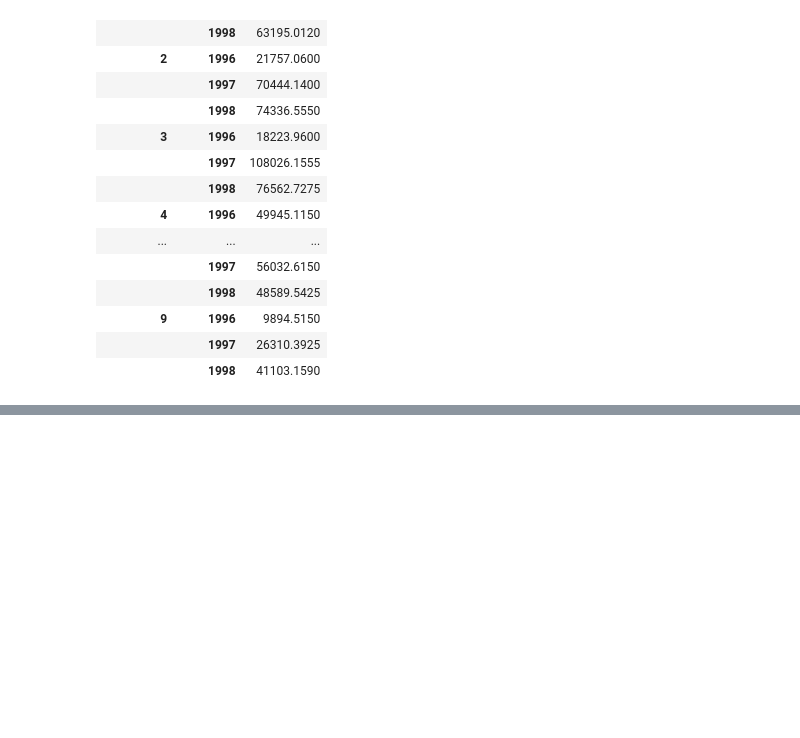
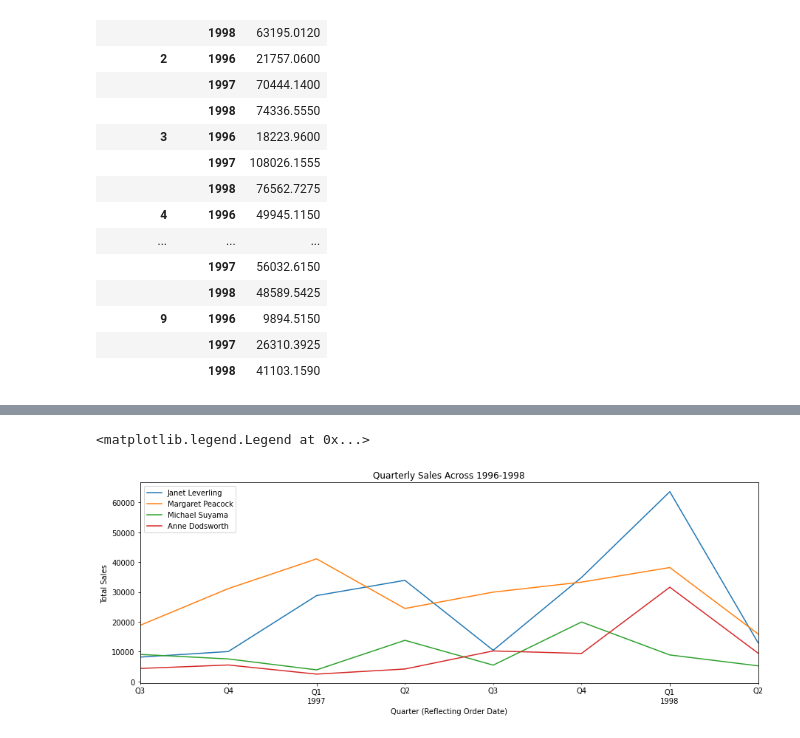
Before and after one commit to xaviergenelin/Big-Data-Project, a Jupyter notebook: Group_13_Part_2.ipynb, the cells around one changed output, grey strips where cells are left out. Saved outputs shown, nothing was run; the diff lists cells and outputs as text; code cells hidden in the pictures; blank space fills up the shorter version.

Commit message:
Added line chart for quarterly sales.

```diff
--- a/Group_13_Part_2.ipynb
+++ b/Group_13_Part_2.ipynb
@@ -107,8 +107,18 @@ orders_per_employee["OrderDate"] = pd.to_datetime(orders_per_employee["OrderDate
 # Extract year from the "OrderDate" DateTime column and save it in a new column
 orders_per_employee["OrderYear"] = orders_per_employee["OrderDate"].dt.year
 
+# Extract date and month from the "OrderDate" DateTime column and save it in a new column
+orders_per_employee["OrderYearMonth"] = orders_per_employee["OrderDate"].dt.to_period('M')
+
+# Extract quarter from the "OrderDate" DateTime column and save it in a new column
+orders_per_employee["OrderQuarter"] = orders_per_employee["OrderDate"].dt.to_period('Q')
+
 # Sum up sales and group by EmployeeID and OrderYear
-orders_per_employee[["OrderYear", "TotalSale", "EmployeeID"]].groupby(["EmployeeID", "OrderYear"]).sum("TotalSale")
+annual_employee_sales = orders_per_employee[["OrderYear", "TotalSale", "EmployeeID"]] \
+                          .groupby(["EmployeeID", "OrderYear"]) \
+                          .sum("TotalSale")
+
+annual_employee_sales
 # %% [output]
 |  |  | TotalSale |
 | EmployeeID | OrderYear |  |
@@ -130,0 +143,22 @@ orders_per_employee[["OrderYear", "TotalSale", "EmployeeID"]].groupby(["Employee
+# %%
+# Sum up sales and group by EmployeeID and OrderQuarter
+monthly_employee_sales = orders_per_employee[["OrderQuarter", "TotalSale", "EmployeeID"]] \
+                          .groupby(["EmployeeID", "OrderQuarter"]) \
+                          .sum("TotalSale")
+# %%
+# Reset index to make EmployeeID and OrderQuarter columns available as columns in the data frame
+monthly_sales_index_reset = monthly_employee_sales.reset_index()
+
+# Filter result to include only the top two sellers (EmployeeID of 4 and 3)
+# and the bottom two sellers (EmployeeID of 9 and 6)
+top_bottom_performers = monthly_sales_index_reset[monthly_sales_index_reset["EmployeeID"].isin([4, 3, 9, 6])]
+
+# Create a line chart. Modify the width for an expanded view.
+top_bottom_performers.set_index("OrderQuarter").groupby("EmployeeID")["TotalSale"].plot(legend=True, figsize=(15, 5))
+plt.title("Quarterly Sales Across 1996-1998")
+plt.ylabel("Total Sales")
+plt.xlabel("Quarter (Reflecting Order Date)")
+plt.legend(["Janet Leverling", "Margaret Peacock", "Michael Suyama", "Anne Dodsworth"])
+# %% [output]
+<matplotlib.legend.Legend at 0x...>
+[figure, added]
```
Also changed, not shown: parts of 1 cell of this notebook.
